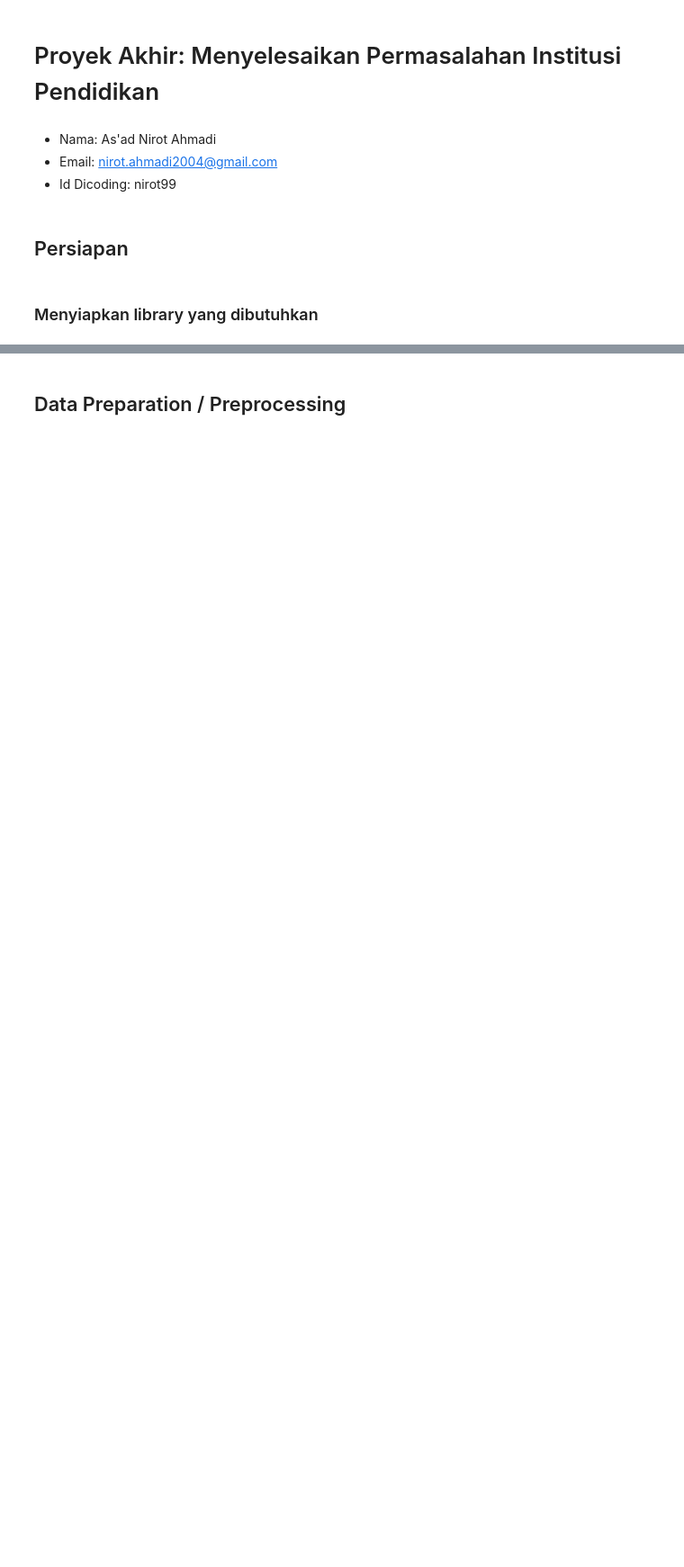
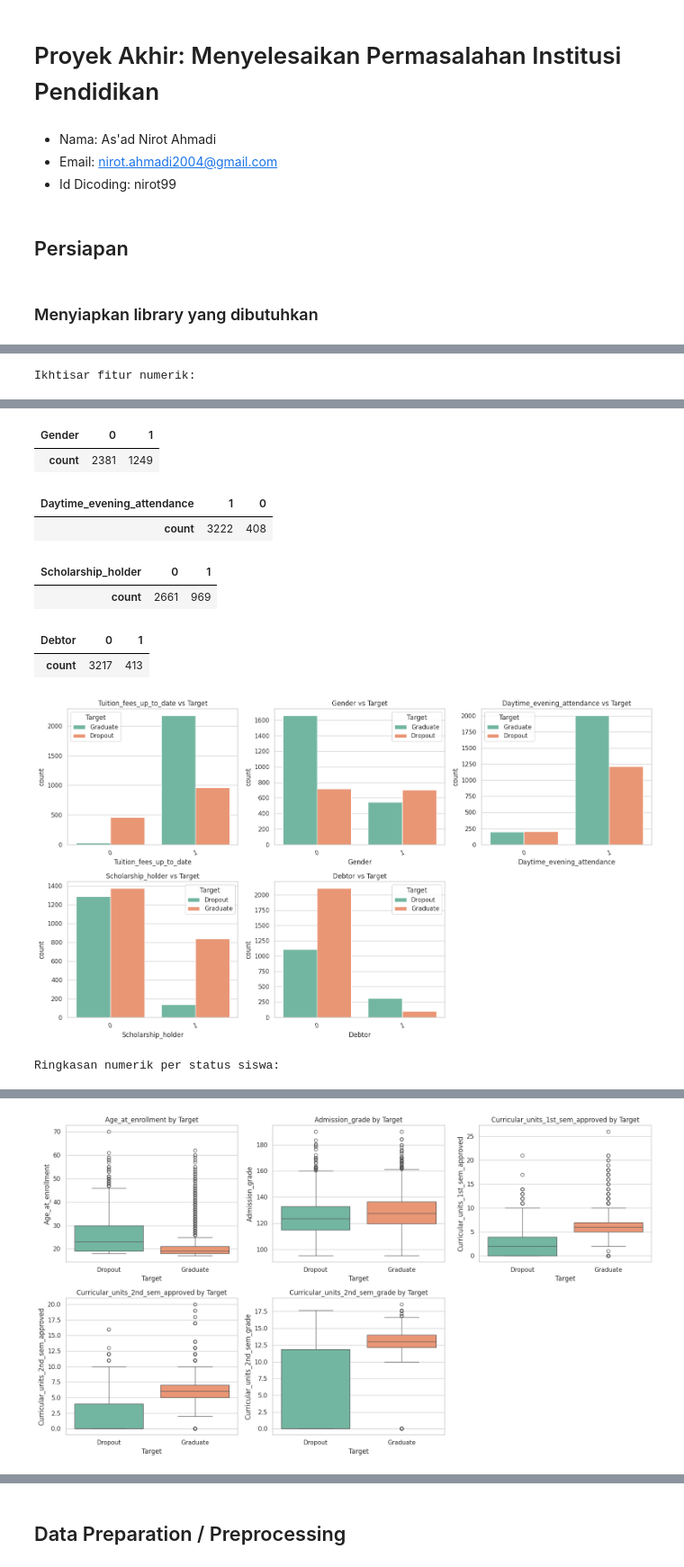
Before and after one commit to 9Out/Submission-Menyelesaikan-Permasalahan-Institusi-Pendidikan, a Jupyter notebook: notebook.ipynb, the cells around one changed output, grey strips where cells are left out. Shown at 90% size. Drawn from its saved outputs; the diff is of its cells as text; code cells hidden in the pictures; blank space fills up the shorter version.

```diff
--- a/notebook.ipynb
+++ b/notebook.ipynb
@@ -247,0 +112,55 @@ dtype: int64
+# %%
+all_categorical = ['Marital_status', 'Application_mode', 'Course', 'Daytime_evening_attendance', 'Previous_qualification', 'Nacionality', 'Mothers_qualification', 'Fathers_qualification', 'Mothers_occupation', 'Fathers_occupation', 'Displaced', 'Educational_special_needs', 'Debtor', 'Tuition_fees_up_to_date', 'Gender', 'Scholarship_holder', 'International']
+all_numeric = [col for col in df.columns if col not in all_categorical + ['Target']]
+
+print('Ringkasan peninjauan seluruh fitur:')
+print(f'- Jumlah fitur kategorikal: {len(all_categorical)}')
+print(f'- Jumlah fitur numerik: {len(all_numeric)}')
+print('Contoh fitur kategorikal:', all_categorical[:10])
+print('Contoh fitur numerik:', all_numeric[:10])
+
+categorical_overview = pd.DataFrame({
+    'feature': all_categorical,
+    'unique_values': [int(df[col].nunique(dropna=False)) for col in all_categorical],
+    'mode': [df[col].mode(dropna=True).iloc[0] if not df[col].mode(dropna=True).empty else None for col in all_categorical],
+})
+numeric_overview = df[all_numeric].describe().T[['mean', 'std', 'min', 'max']].round(2)
+
+print('Ikhtisar fitur kategorikal:')
+display(categorical_overview.head(12))
+print('Ikhtisar fitur numerik:')
+display(numeric_overview.head(12))
+
+categorical_focus = ['Tuition_fees_up_to_date', 'Gender', 'Daytime_evening_attendance', 'Scholarship_holder', 'Debtor']
+numeric_focus = ['Age_at_enrollment', 'Admission_grade', 'Curricular_units_1st_sem_approved', 'Curricular_units_2nd_sem_approved', 'Curricular_units_2nd_sem_grade']
+
+print('Fitur yang dipilih untuk visualisasi mendalam diambil dari hasil peninjauan seluruh fitur, lalu diprioritaskan berdasarkan relevansi langsung terhadap risiko dropout, keterbacaan visual, dan keterkaitannya dengan intervensi akademik atau administratif.')
+print('Distribusi univariate fitur kategorikal terpilih:')
+for col in categorical_focus:
+    display(df[col].value_counts(dropna=False).to_frame('count').T)
+
+fig, axes = plt.subplots(2, 3, figsize=(16, 9))
+axes = axes.flatten()
+for ax, col in zip(axes[:5], categorical_focus):
+    sns.countplot(data=df, x=col, hue='Target', ax=ax)
+    ax.set_title(f'{col} vs Target')
+    ax.tick_params(axis='x', rotation=20)
+for ax in axes[5:]:
+    ax.axis('off')
+plt.tight_layout()
+plt.show()
+
+numeric_summary = df.groupby('Target')[numeric_focus].agg(['mean', 'median']).round(2)
+print('Ringkasan numerik per status siswa:')
+display(numeric_summary)
+
+fig, axes = plt.subplots(2, 3, figsize=(16, 9))
+axes = axes.flatten()
+for ax, col in zip(axes[:5], numeric_focus):
+    sns.boxplot(data=df, x='Target', y=col, ax=ax, palette='Set2')
+    ax.set_title(f'{col} by Target')
+for ax in axes[5:]:
+    ax.axis('off')
+plt.tight_layout()
+plt.show()
+# %% [output]
@@ -247,0 +186 @@ dtype: int64
+Ikhtisar fitur numerik:
@@ -247,0 +204,10 @@ dtype: int64
+| Gender | 0 | 1 |
+| count | 2381 | 1249 |
+| Daytime_evening_attendance | 1 | 0 |
+| count | 3222 | 408 |
+| Scholarship_holder | 0 | 1 |
+| count | 2661 | 969 |
+| Debtor | 0 | 1 |
+| count | 3217 | 413 |
+[figure, added]
+Ringkasan numerik per status siswa:
@@ -247,0 +219 @@ dtype: int64
+[figure, added]
```
Also changed, not shown: parts of 58 cells of this notebook, 9 other files.
